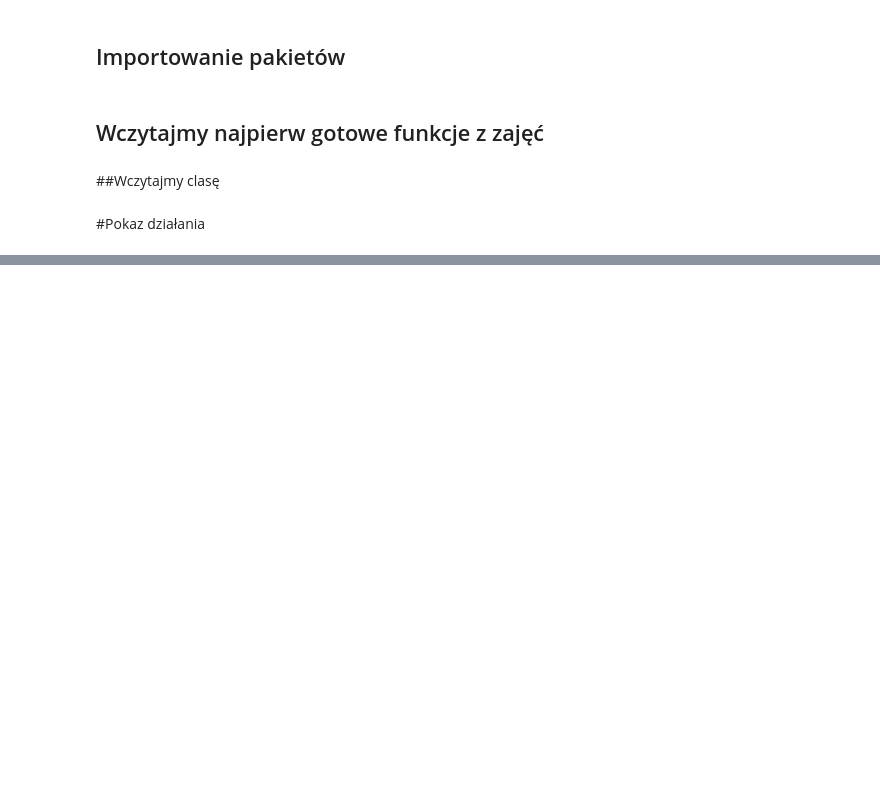
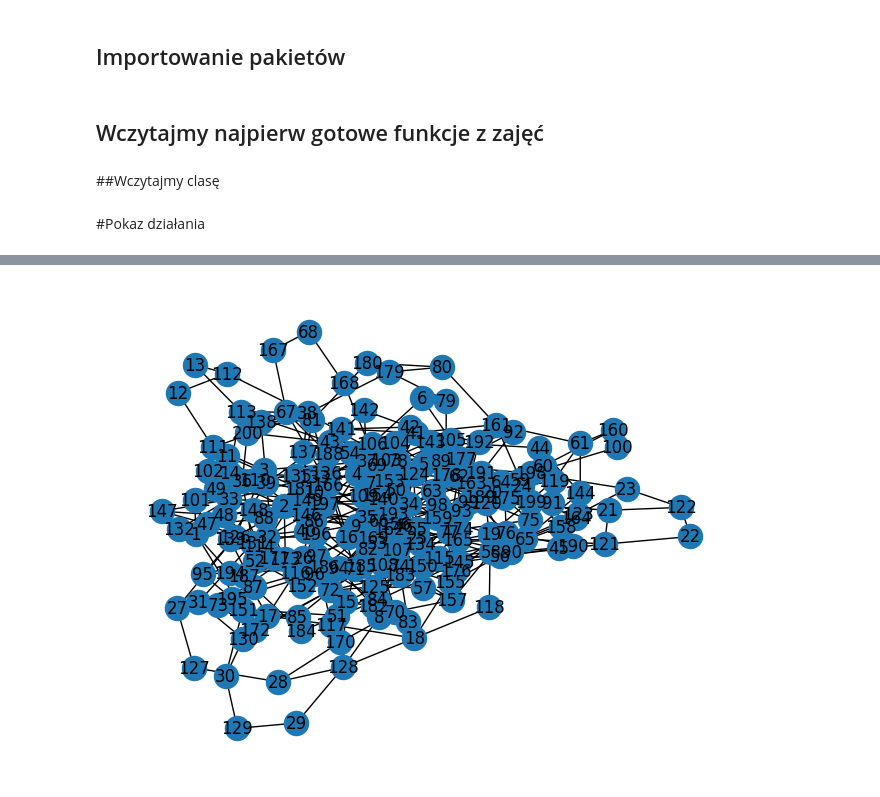
Before and after one commit to pgordin/OptDisc2025, a Jupyter notebook: ProjektMK.ipynb, the cells around one changed output, grey strips where cells are left out. Cells and saved outputs as stored; diff of their text form; code cells hidden in the pictures; blank space fills up the shorter version.

```diff
--- a/ProjektMK.ipynb
+++ b/ProjektMK.ipynb
@@ -386,0 +436,9 @@ graph.draw()
+# %%
+for i in range(1, 100):
+  graph.add_edge([i, i+100])
+for i in range(2,100):
+  graph.add_edge([i, i+99])
+# %%
+graph.draw()
+# %% [output]
+[figure, added]
```
Also changed, not shown: parts of 5 cells of this notebook.
